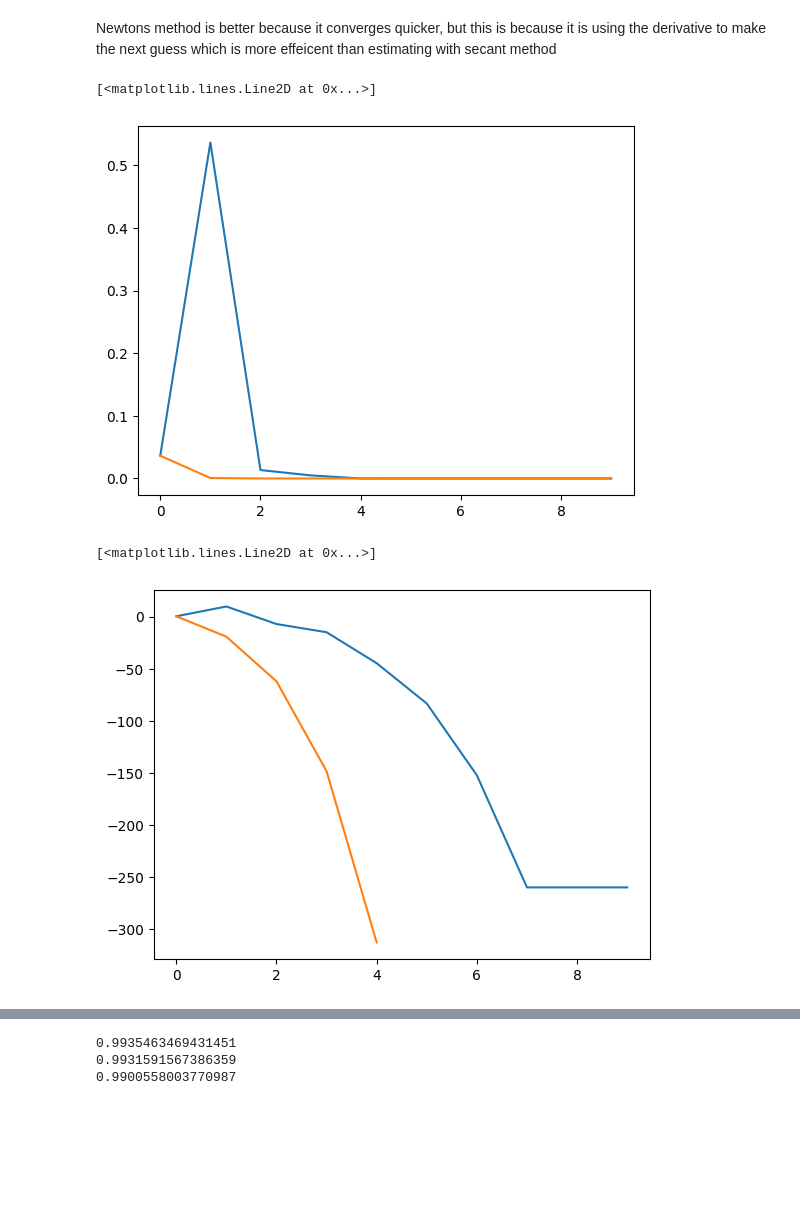
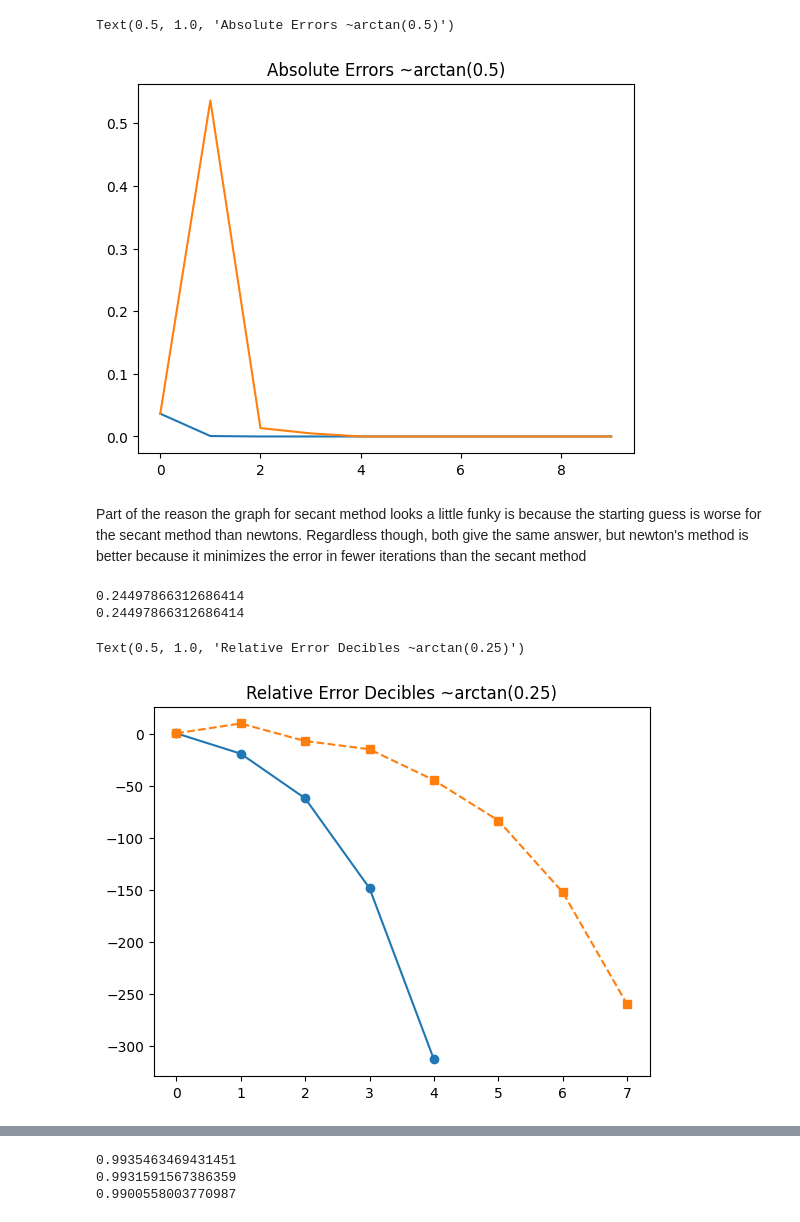
Before and after one commit to brko5178/MathFound, a Jupyter notebook: Assignment5.ipynb, the cells around one changed output, grey strips where cells are left out. Drawn from its saved outputs; the diff is of its cells as text; code cells hidden in the pictures; blank space fills up the shorter version.

```diff
--- a/Assignment5.ipynb
+++ b/Assignment5.ipynb
@@ -68,12 +64,13 @@ sec_err = secant_method(0.5, 1, np.arctan(0.5), 0.5)
-# %% [markdown]
-Newtons method is better because it converges quicker, but this is because it is using the derivative to make the next guess which is more effeicent than estimating with secant method
 # %%
 iterations = [0, 1, 2, 3, 4, 5, 6, 7, 8, 9]
+plt.plot(iterations, newt_err)
 plt.plot(iterations, sec_err)
-plt.plot(iterations, newt_err)
+plt.title('Absolute Errors ~arctan(0.5)')
 # %% [output]
-[<matplotlib.lines.Line2D at 0x...>]
+Text(0.5, 1.0, 'Absolute Errors ~arctan(0.5)')
-[figure, old version]
+[figure, new version]
+# %% [markdown]
+Part of the reason the graph for secant method looks a little funky is because the starting guess is worse for the secant method than newtons. Regardless though, both give the same answer, but newton's method is better because it minimizes the error in fewer iterations than the secant method
 # %%
 import numpy as np
 import matplotlib.pyplot as plt
@@ -112,8 +116,12 @@ def secant_method2(x0, x1, target, t, maxIters=10):
 # %%
 newt_log = newt2(0.5, np.arctan(0.25), 0.25)
 to_plot = secant_method2(0.5, 1, np.arctan(0.25), 0.25)
-plt.plot(iterations, to_plot)
-plt.plot(iterations, newt_log)
+plt.figure()
+plt.plot(iterations, newt_log, 'o-', label="Newton's Method") #blue
+plt.plot(iterations, to_plot, 's--', label="Secant Method") #orange
+plt.title("Relative Error Decibles ~arctan(0.25)")
 # %% [output]
-[<matplotlib.lines.Line2D at 0x...>]
+0.24497866312686414
+0.24497866312686414
+Text(0.5, 1.0, 'Relative Error Decibles ~arctan(0.25)')
-[figure, old version]
+[figure, new version]
```
Also changed, not shown: parts of 25 cells of this notebook.
